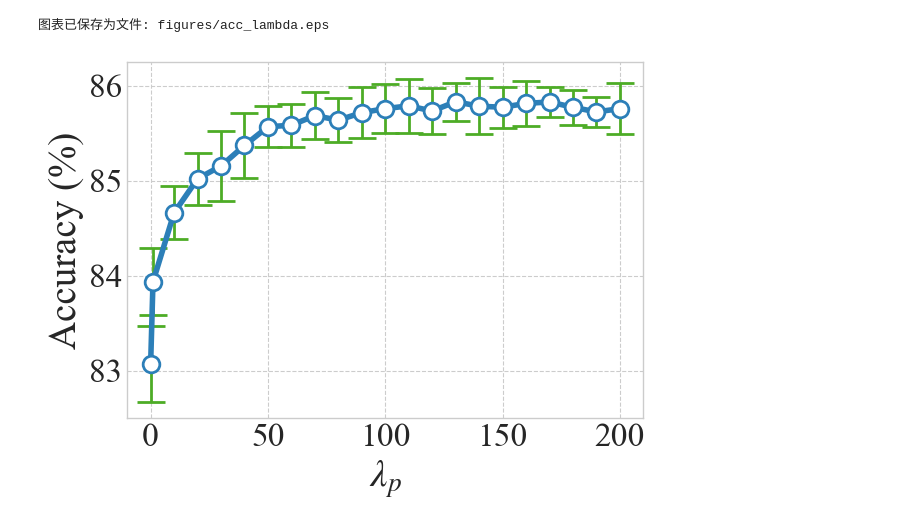
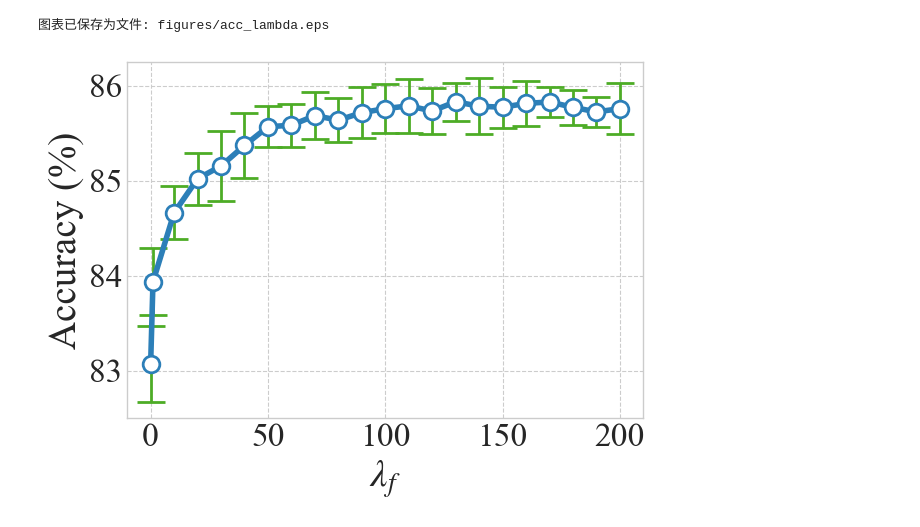
Before and after one commit to haifeng-dai/fl, a Jupyter notebook: plot/feddpc_lambda_.ipynb, the cells around one changed output. Saved outputs shown, nothing was run; the diff lists cells and outputs as text; code cells hidden in the pictures.

```diff
--- a/plot/feddpc_lambda_.ipynb
+++ b/plot/feddpc_lambda_.ipynb
@@ -153,32 +151,32 @@ plt.errorbar(x, y, yerr=std,
              markeredgecolor=chart_color, # 设置标记边界颜色
              markeredgewidth=2, # 设置标记边界线宽
              linewidth=4,
              capsize=10,
              elinewidth=2,
              ecolor="#4dac26", # 为误差棒单独设置一种颜色，使其与线条区分开
              label="Model Acc")
 
 # 标签和标题
-plt.xlabel(r"$\lambda_p$", fontsize=LABEL_FONT_SIZE)
+plt.xlabel(rf"$\lambda_f$", fontsize=LABEL_FONT_SIZE)
 plt.ylabel("Accuracy (%)", fontsize=LABEL_FONT_SIZE)
 
 # 网格
 plt.grid(True, linestyle='--', alpha=1.0) # PS/EPS 不支持半透明，需使用不透明网格线
 
 # 遵守用户提供的数据范围
 plt.xticks(fontsize=TICK_FONT_SIZE)
 plt.yticks(np.arange(83, 87, 1), fontsize=TICK_FONT_SIZE)
 
 # 确保布局紧凑，防止标签被切断
 plt.tight_layout()
 
 # 保存为 EPS 矢量图
 file_name = "figures/acc_lambda.eps"
 plt.savefig(file_name, format="eps", bbox_inches="tight")
 print(f"图表已保存为文件: {file_name}")
 
 # 显示图表
 plt.show()
 # %% [output]
 图表已保存为文件: figures/acc_lambda.eps
-[figure, old version]
+[figure, new version]
```
Also changed, not shown: parts of 1 cell of this notebook, 2 other files.
